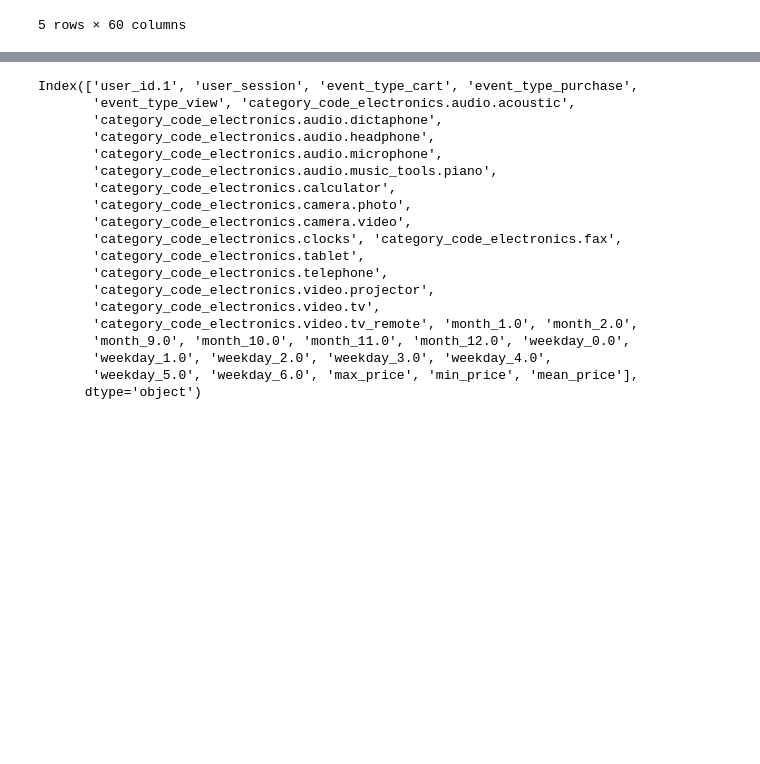
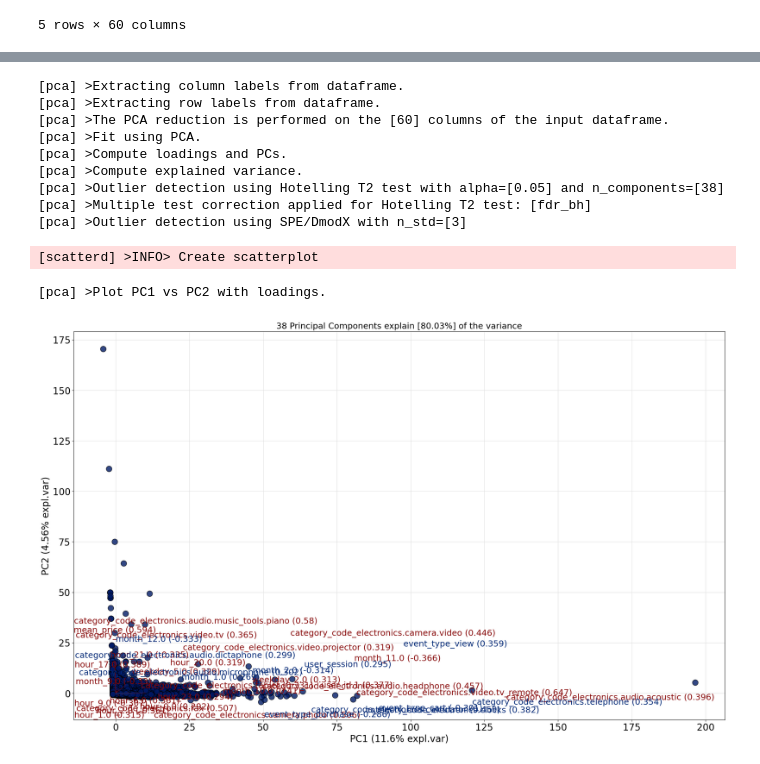
Before and after one commit to dlarhkd1211/electronic_commercial_data_analysis, a Jupyter notebook: clustering.ipynb, the cells around one changed output, grey strips where cells are left out. Drawn from its saved outputs; the diff is of its cells as text; code cells hidden in the pictures; blank space fills up the shorter version.

```diff
--- a/clustering.ipynb
+++ b/clustering.ipynb
@@ -95,22 +100,21 @@ result
-# %%
-df.columns[~df.columns.str.contains('hour')]
-# %% [output]
-Index(['user_id.1', 'user_session', 'event_type_cart', 'event_type_purchase',
-       'event_type_view', 'category_code_electronics.audio.acoustic',
-       'category_code_electronics.audio.dictaphone',
-       'category_code_electronics.audio.headphone',
-       'category_code_electronics.audio.microphone',
-       'category_code_electronics.audio.music_tools.piano',
-       'category_code_electronics.calculator',
-       'category_code_electronics.camera.photo',
-       'category_code_electronics.camera.video',
-       'category_code_electronics.clocks', 'category_code_electronics.fax',
-       'category_code_electronics.tablet',
-       'category_code_electronics.telephone',
-       'category_code_electronics.video.projector',
-       'category_code_electronics.video.tv',
-       'category_code_electronics.video.tv_remote', 'month_1.0', 'month_2.0',
-       'month_9.0', 'month_10.0', 'month_11.0', 'month_12.0', 'weekday_0.0',
-       'weekday_1.0', 'weekday_2.0', 'weekday_3.0', 'weekday_4.0',
-       'weekday_5.0', 'weekday_6.0', 'max_price', 'min_price', 'mean_price'],
-      dtype='object')
+# %%
+pca0 = PCA(n_components=38)
+pca_array = pca0.fit_transform(df_scaled)
+pca_df = pd.DataFrame(pca_array, index = df_scaled.index, columns=[f"pca{num+1}" for num in range(38)])
+
+model = pca(n_components=38)
+results = model.fit_transform(df_scaled)
+fig, ax = model.biplot(n_feat = 38, legend = False)
+# %% [output]
+[pca] >Extracting column labels from dataframe.
+[pca] >Extracting row labels from dataframe.
+[pca] >The PCA reduction is performed on the [60] columns of the input dataframe.
+[pca] >Fit using PCA.
+[pca] >Compute loadings and PCs.
+[pca] >Compute explained variance.
+[pca] >Outlier detection using Hotelling T2 test with alpha=[0.05] and n_components=[38]
+[pca] >Multiple test correction applied for Hotelling T2 test: [fdr_bh]
+[pca] >Outlier detection using SPE/DmodX with n_std=[3]
+[scatterd] >INFO> Create scatterplot
+[pca] >Plot PC1 vs PC2 with loadings.
+[figure, added]
```
Also changed, not shown: parts of 51 cells of this notebook.
